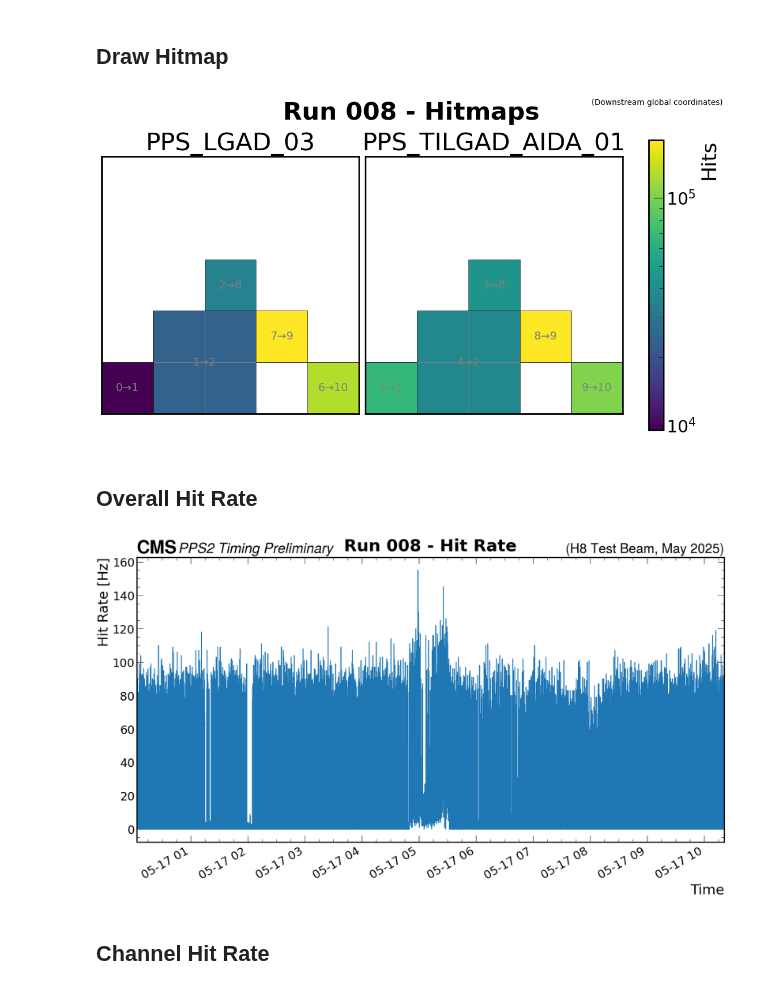
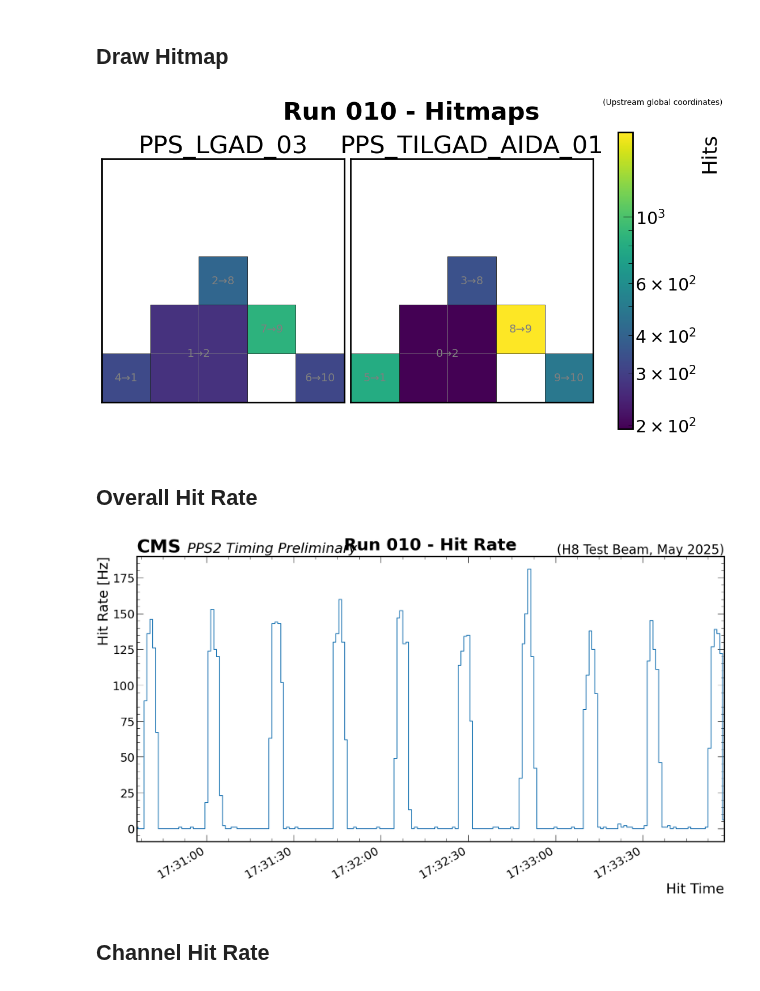
Before and after one commit to oljemark/PPS2-Timing-TB-Analysis, a Jupyter notebook: SAMPIClyserAnalysis.ipynb, the cells around one changed output. Saved outputs shown, nothing was run; the diff lists cells and outputs as text; code cells hidden in the pictures.

Commit message:
Run 010 (May 2025) was much smaller than Run 008. Was 3.5MB vs 465MB - not 16h 51min long, but taken at 16:51? Read ROOT instead of Parquet format file.

```diff
--- a/SAMPIClyserAnalysis.ipynb
+++ b/SAMPIClyserAnalysis.ipynb
@@ -11,7 +11,7 @@ from PPS_TB_202505_RunDB import run_info as run_info_dict
 # %% [markdown]
 Define which run you want to process and load the run information
 # %%
-run_to_process = "root_20260810_171519_run44"
+run_to_process = "Run010"
 
 parquet_file = Path(f"./{run_to_process}.parquet")
 root_file = Path(f"./{run_to_process}.root")
@@ -70,7 +67,7 @@ fig = plot_hitmap(
 
 fig
 # %% [output]
-[figure, old version]
+[figure, new version]
 # %% [markdown]
 ## Overall Hit Rate
 # %%
@@ -79,22 +76,22 @@ import datetime
 # %%
 plot_title = run_info.name + " - Hit Rate"
 
 fig = plot_hit_rate(
-    parquet_file,
+    root_file,
     plot_hits=False,
     bin_size=1,
     #start_time=datetime.datetime(2025, 5, 15, 23, 27),
     #end_time=datetime.datetime(2025, 5, 15, 23, 57),
     label="PPS2 Timing Preliminary",
     rlabel="(H8 Test Beam, May 2025)",
     #log_y=True,
     figsize = (17, 10),
     title=plot_title,
     )
 
 fig
 # %% [output]
-[figure, old version]
+[figure, new version]
 # %% [markdown]
 ## Channel Hit Rate
 # %%
```
Also changed, not shown: parts of 5 cells of this notebook.
